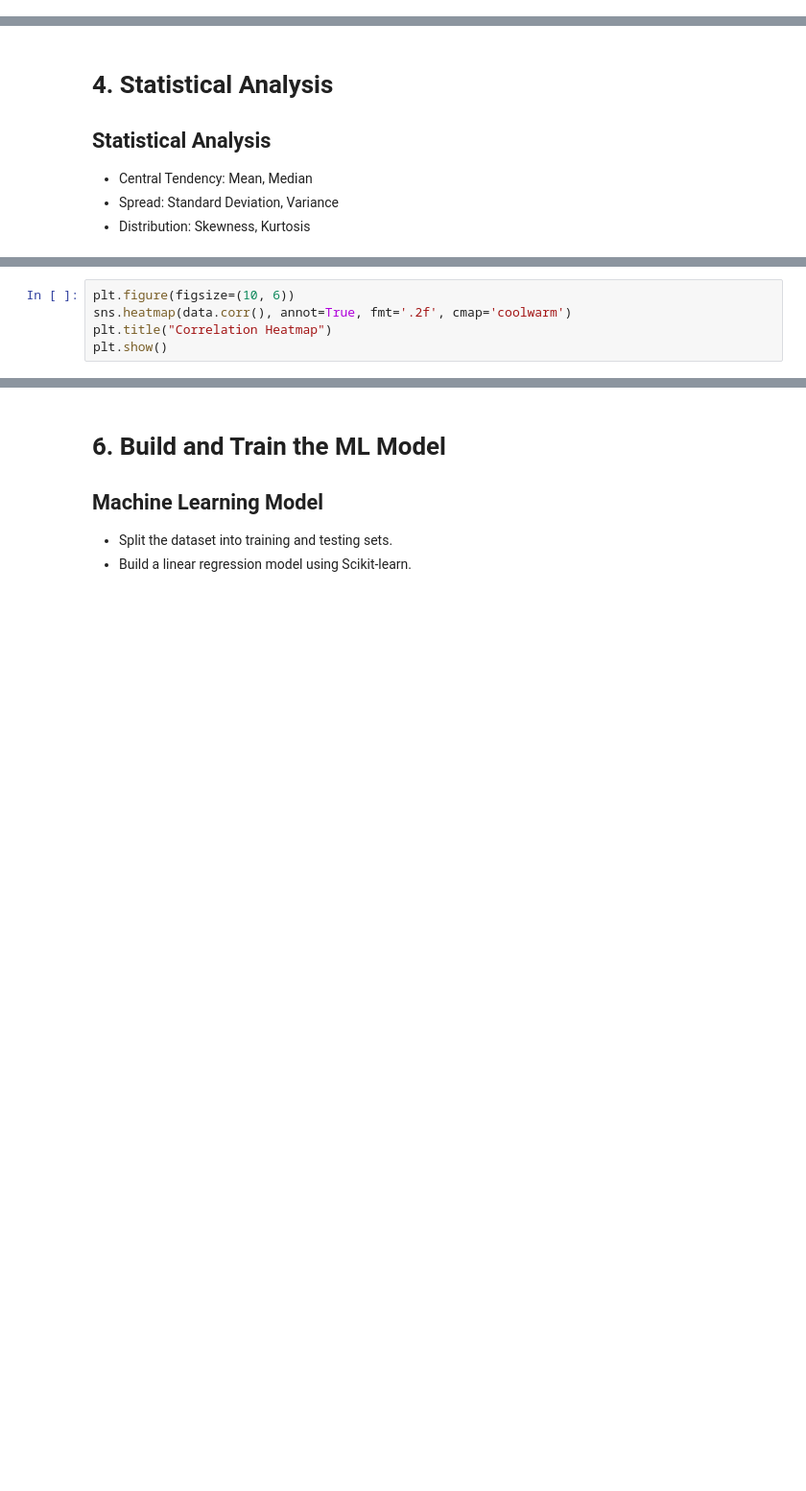
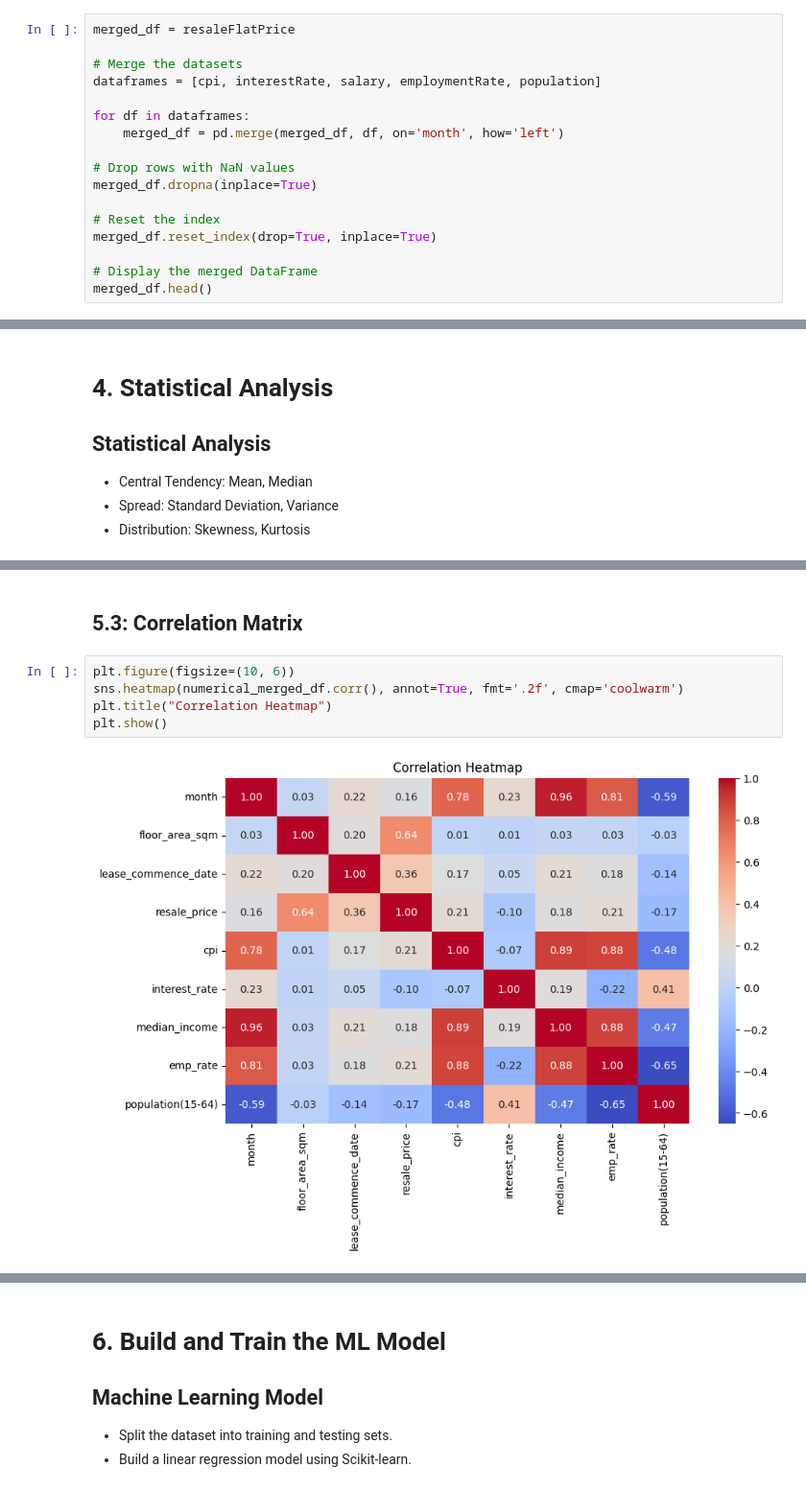
Before and after one commit to zayLatt25/data-science, a Jupyter notebook: datascience.ipynb, the cells around one changed output, grey strips where cells are left out. Shown at 96% size. Saved outputs shown, nothing was run; the diff lists cells and outputs as text; blank space fills up the shorter version.

```diff
--- a/datascience.ipynb
+++ b/datascience.ipynb
@@ -628,0 +721,17 @@ except Exception as e:
+# %%
+merged_df = resaleFlatPrice
+
+# Merge the datasets
+dataframes = [cpi, interestRate, salary, employmentRate, population]
+
+for df in dataframes:
+    merged_df = pd.merge(merged_df, df, on='month', how='left')
+
+# Drop rows with NaN values
+merged_df.dropna(inplace=True)
+
+# Reset the index
+merged_df.reset_index(drop=True, inplace=True)
+
+# Display the merged DataFrame
+merged_df.head()
@@ -653,5 +943,9 @@ Visualize key data trends using graphs.
+# %% [markdown]
+## 5.3: Correlation Matrix
 # %%
 plt.figure(figsize=(10, 6))
-sns.heatmap(data.corr(), annot=True, fmt='.2f', cmap='coolwarm')
+sns.heatmap(numerical_merged_df.corr(), annot=True, fmt='.2f', cmap='coolwarm')
 plt.title("Correlation Heatmap")
 plt.show()
+# %% [output]
+[figure, added]
```
Also changed, not shown: parts of 72 cells of this notebook.
